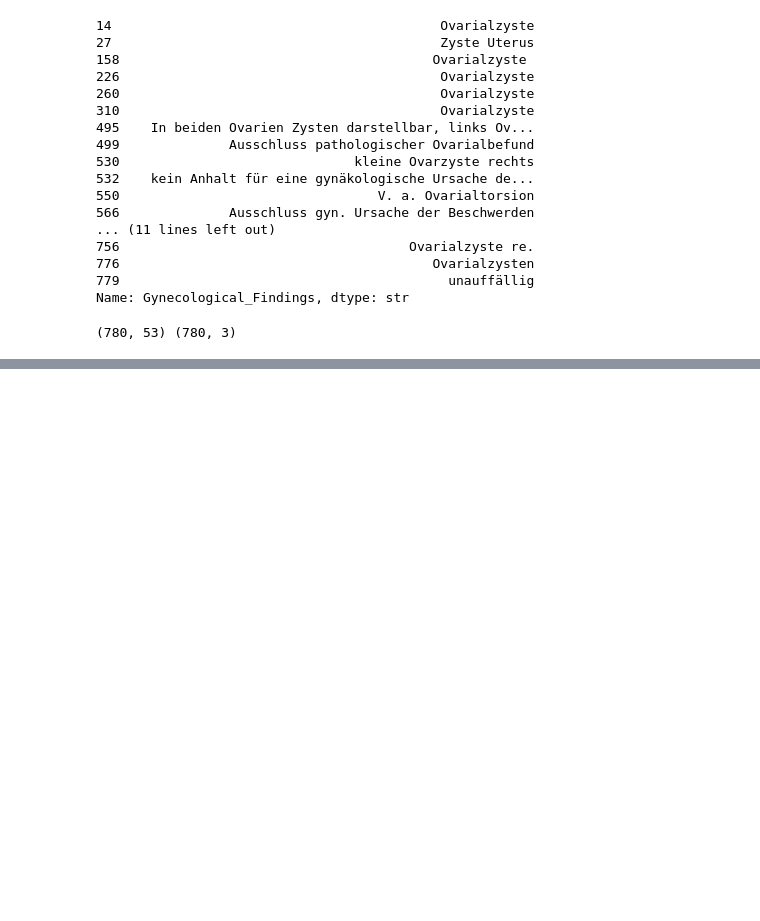
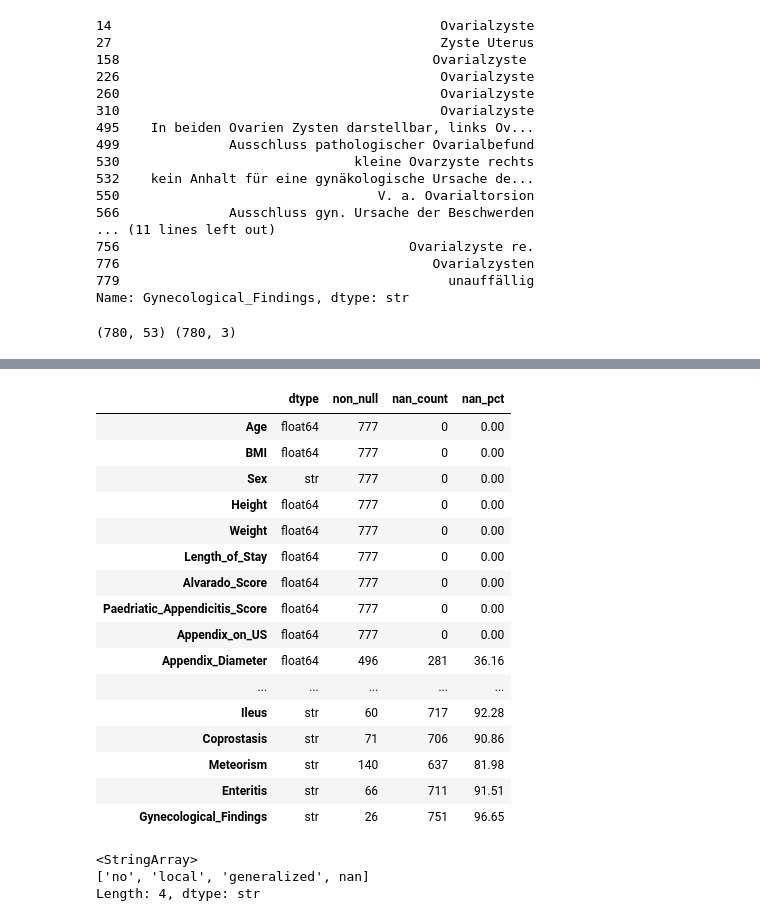
Before and after one commit to mathis-hasler/Data-Project-ML, a Jupyter notebook: Assignment_01/EDA.ipynb, the cells around one changed output, grey strips where cells are left out. Cells and saved outputs as stored; diff of their text form; code cells hidden in the pictures; blank space fills up the shorter version.

```diff
--- a/Assignment_01/EDA.ipynb
+++ b/Assignment_01/EDA.ipynb
@@ -288,0 +731,12 @@ nan_summary
+# %%
+col = 'Dysuria'
+
+# 1. Add the indicator first
+X[f'{col}_observed'] = X[col].notna().astype(int)
+
+# 2. Map yes/no to 1/0
+X[col] = X[col].map({'yes': 1, 'no': 0})
+
+# 3. Fill NaN with sentinel — for tree based models you could leave it
+# but -1 is a safe neutral fill that won't create spurious splits
+X[col] = X[col].fillna(-1)
@@ -288,0 +749,7 @@ nan_summary
+# %%
+col = 'Stool'
+
+# Is missingness correlated with the diagnosis?
+missing_mask = X[col].isna()
+print(y['Diagnosis'][missing_mask].value_counts(normalize=True))   # among missing
+print(y['Diagnosis'][~missing_mask].value_counts(normalize=True))  # among observed
@@ -288,0 +765,44 @@ nan_summary
+# %%
+# If MNAR — add indicator first, then fill
+X[f'{col}_observed'] = X[col].notna().astype(int)
+X[col] = X[col].fillna('unknown')  # explicit unknown category
+# %%
+X = pd.get_dummies(X, columns=[col], drop_first=False)
+
+bool_cols = X.select_dtypes(include='bool').columns
+X[bool_cols] = X[bool_cols].astype(int)
+# %%
+# Filter out one-hot encoded and indicator columns
+mask = ~X.columns.str.contains('_observed|Stool_')  # add your one-hot prefixes here
+
+nan_summary = pd.DataFrame({
+    'dtype': X.dtypes[mask],
+    'non_null': X.notna().sum()[mask],
+    'nan_count': X.isna().sum()[mask],
+    'nan_pct': (X.isna().sum() / len(X) * 100).round(2)[mask]
+})
+nan_summary
+# %% [output]
+|  | dtype | non_null | nan_count | nan_pct |
+| Age | float64 | 777 | 0 | 0.00 |
+| BMI | float64 | 777 | 0 | 0.00 |
+| Sex | str | 777 | 0 | 0.00 |
+| Height | float64 | 777 | 0 | 0.00 |
+| Weight | float64 | 777 | 0 | 0.00 |
+| Length_of_Stay | float64 | 777 | 0 | 0.00 |
+| Alvarado_Score | float64 | 777 | 0 | 0.00 |
+| Paedriatic_Appendicitis_Score | float64 | 777 | 0 | 0.00 |
+| Appendix_on_US | float64 | 777 | 0 | 0.00 |
+| Appendix_Diameter | float64 | 496 | 281 | 36.16 |
+| ... | ... | ... | ... | ... |
+| Ileus | str | 60 | 717 | 92.28 |
+| Coprostasis | str | 71 | 706 | 90.86 |
+| Meteorism | str | 140 | 637 | 81.98 |
+| Enteritis | str | 66 | 711 | 91.51 |
+| Gynecological_Findings | str | 26 | 751 | 96.65 |
+# %%
+X['Peritonitis'].unique()
+# %% [output]
+<StringArray>
+['no', 'local', 'generalized', nan]
+Length: 4, dtype: str
```
Also changed, not shown: parts of 51 cells of this notebook, 2 other files.
